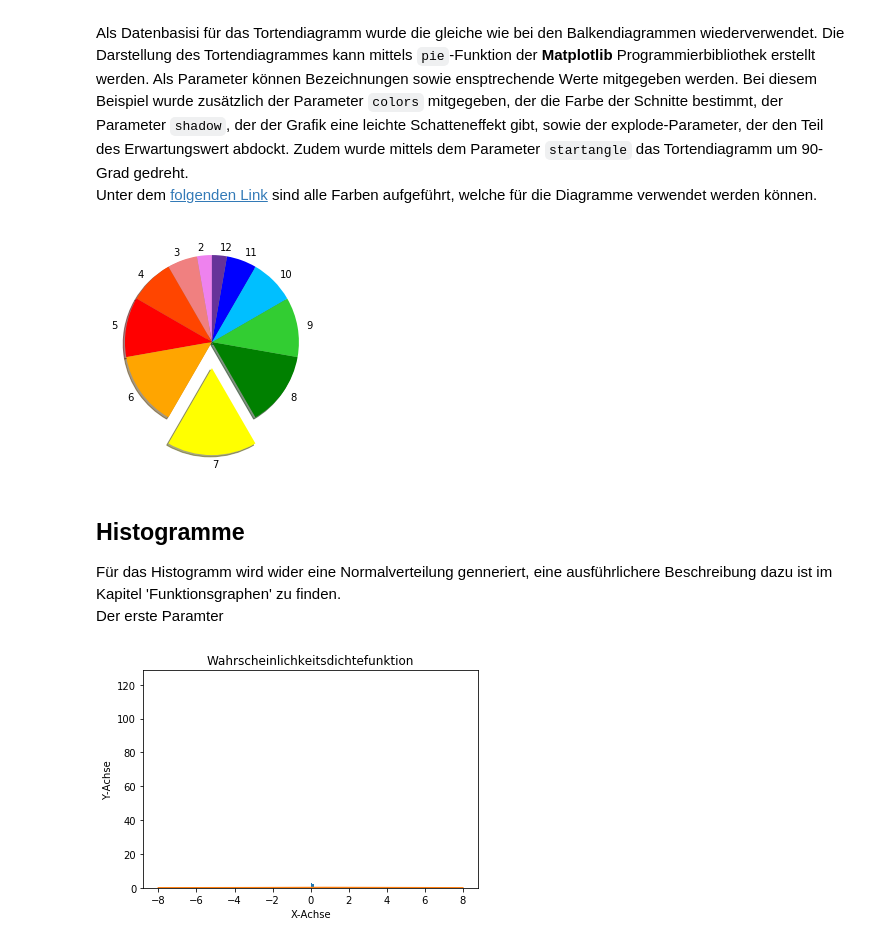
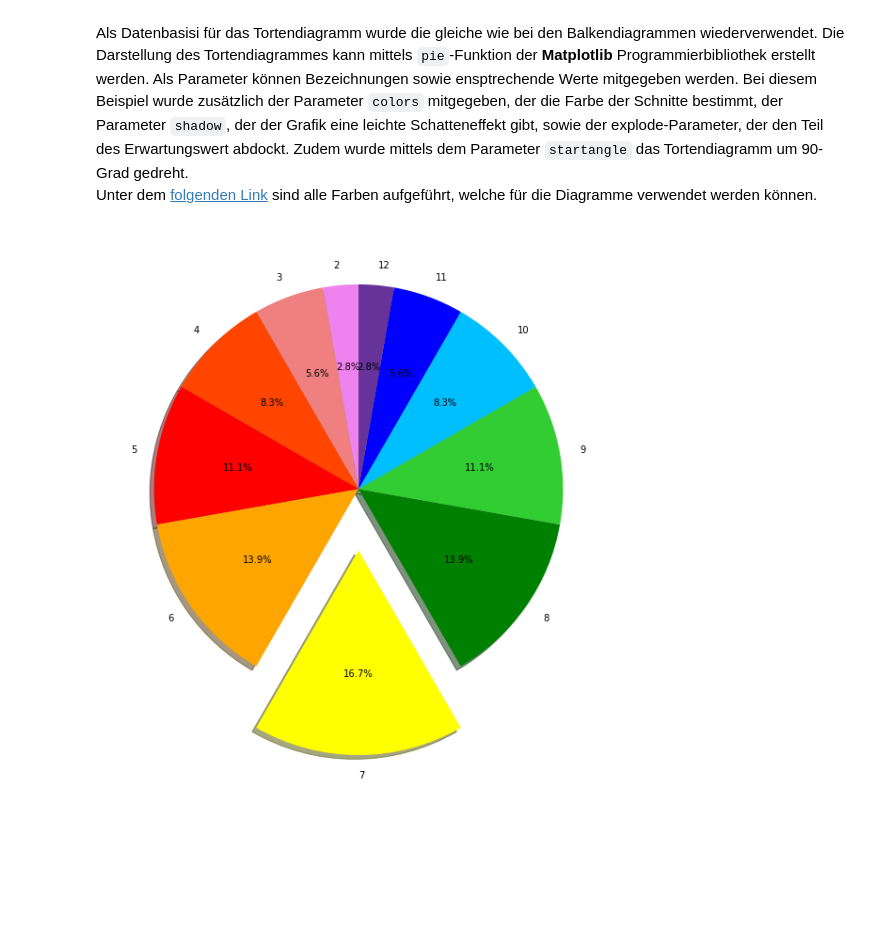
Before and after one commit to cheorges/Analysis-With-Python, a Jupyter notebook: Erstellung von Graphiken mit Matplotlib.ipynb, the cells around one changed output. Saved outputs shown, nothing was run; the diff lists cells and outputs as text; code cells hidden in the pictures; blank space fills up the shorter version.

```diff
--- a/Erstellung von Graphiken mit Matplotlib.ipynb
+++ b/Erstellung von Graphiken mit Matplotlib.ipynb
@@ -252,32 +253,13 @@ Unter dem [folgenden Link](https://matplotlib.org/3.1.0/gallery/color/named_colo
 # %%
 x, y = doppelwurfDatenGenerieren()
 
-fig, ax = plt.subplots()
+# Grösse definieren
+plt.figure(figsize=(10,10))
 
 explode = (0,0,0,0,0,0.3,0,0,0,0,0)
 colors = ['violet', 'lightcoral', 'orangered', 'red', 'orange', 'yellow', 'green', 'limegreen', 'deepskyblue', 'blue', 'rebeccapurple']
-plt.pie(y, explode=explode, labels=x, shadow=True, colors=colors, startangle=90)
+plt.pie(y, explode=explode, labels=x, autopct='%1.1f%%' ,shadow=True, colors=colors, startangle=90)
 
 plt.show()
 # %% [output]
-[figure, old version]
+[figure, new version]
-# %% [markdown]
-## Histogramme
-Für das Histogramm wird wider eine Normalverteilung genneriert, eine ausführlichere Beschreibung dazu ist im Kapitel 'Funktionsgraphen' zu finden.
-Der erste Paramter
-# %%
-# Erstellt 1'000 Normalverteilte Daten zwsichen -8.0 und 8.0
-x = np.linspace(-8.0, 8.0, 1000)
-
-plt.title('Wahrscheinlichkeitsdichtefunktion')
-plt.xlabel('X-Achse')
-plt.ylabel('Y-Achse')
-
-mu, sigma = 0.0, 2.0
-x, y = normalPDF(x, mu, sigma)
-count, bins, ignored = plt.hist(y, 100, density=True)
-plt.plot(x, y)
-
-plt.show()
-# %% [output]
-[figure, removed]
```
Also changed, not shown: parts of 7 cells of this notebook.
